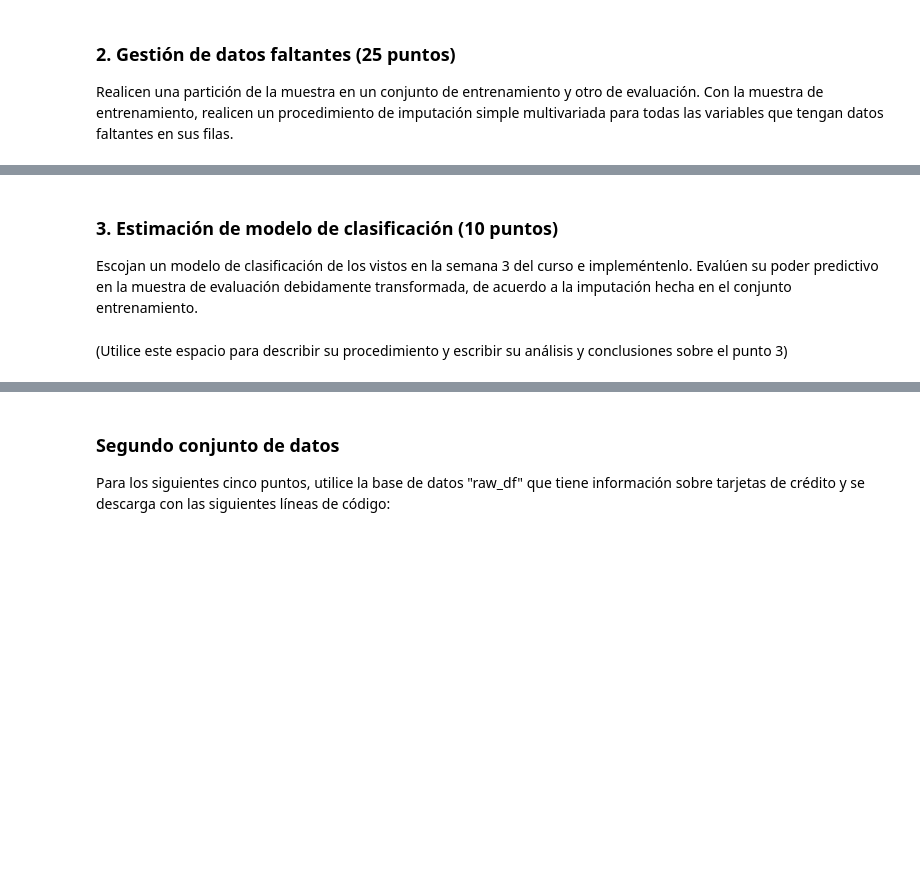
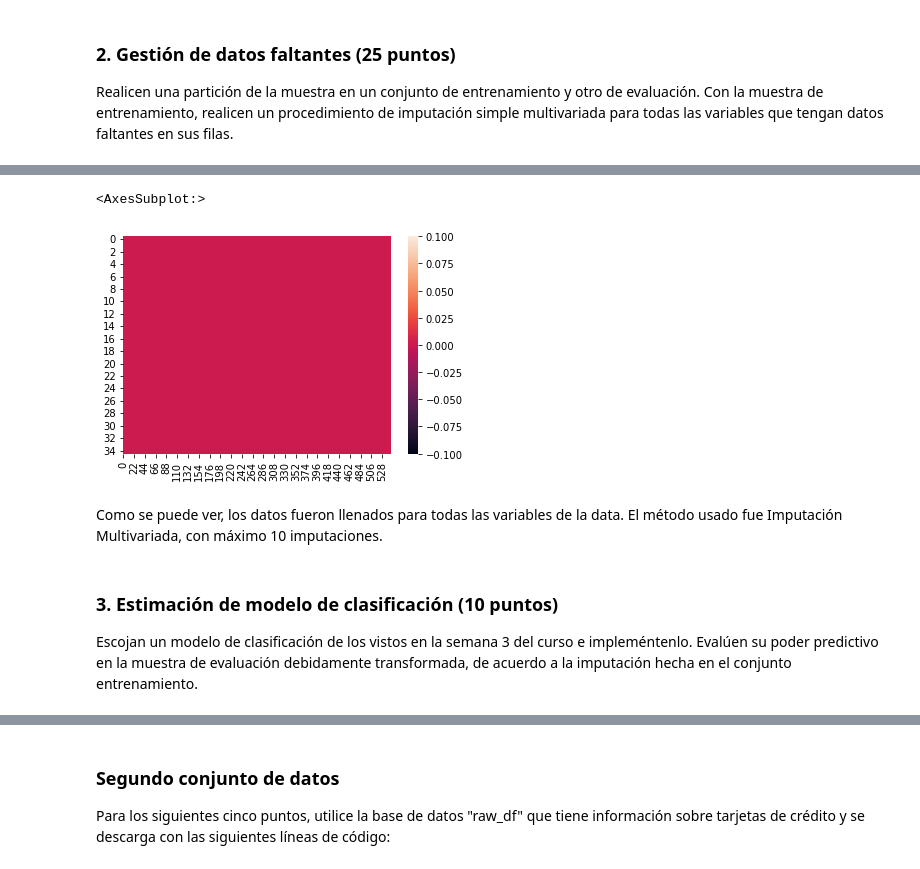
Before and after one commit to paulguz261/MIAD_20231_intro_machine_learning_grupal, a Jupyter notebook: week6/Caso implementación de metodologías de imputación de variables e imbalanceo de clases.ipynb, the cells around one changed output, grey strips where cells are left out. Cells and saved outputs as stored; diff of their text form; code cells hidden in the pictures; blank space fills up the shorter version.

```diff
--- a/week6/Caso implementación de metodologías de imputación de variables e imbalanceo de clases.ipynb
+++ b/week6/Caso implementación de metodologías de imputación de variables e imbalanceo de clases.ipynb
@@ -42,3 +118,20 @@ Realicen una partición de la muestra en un conjunto de entrenamiento y otro de
+# %%
+#### Utilicen este espacio para escribir los códigos del procedimiento del punto 2 ####
+
+XTrain, XTest, yTrain, yTest = train_test_split(data.drop(columns="Class"), data["Class"], test_size=0.2, random_state=7)
+
+imp = IterativeImputer(max_iter=10, random_state=0)
+imp.fit(XTrain)
+
+XTrain_imp = pd.DataFrame(imp.transform(XTrain))
+XTest_imp = pd.DataFrame(imp.transform(XTest))
+# %%
+sns.heatmap(XTrain_imp.isna().T)
+# %% [output]
+<AxesSubplot:>
+[figure, added]
+# %% [markdown]
+Como se puede ver, los datos fueron llenados para todas las variables de la data. El método usado fue Imputación Multivariada, con máximo 10 imputaciones.
 # %% [markdown]
 ### 3. Estimación de modelo de clasificación (10 puntos)
 Escojan un modelo de clasificación de los vistos en la semana 3 del curso e impleméntenlo. Evalúen su poder predictivo en la muestra de evaluación debidamente transformada, de acuerdo a la imputación hecha en el conjunto entrenamiento.
@@ -47,2 +137,0 @@ Escojan un modelo de clasificación de los vistos en la semana 3 del curso e imp
-# %% [markdown]
-(Utilice este espacio para describir su procedimiento y escribir su análisis y conclusiones sobre el punto 3)
```
Also changed, not shown: parts of 40 cells of this notebook.
